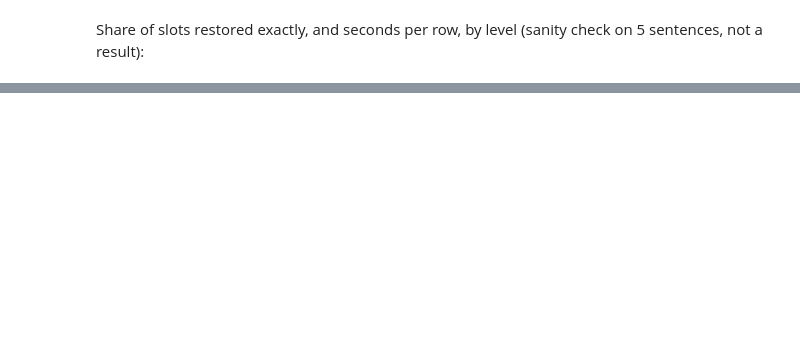
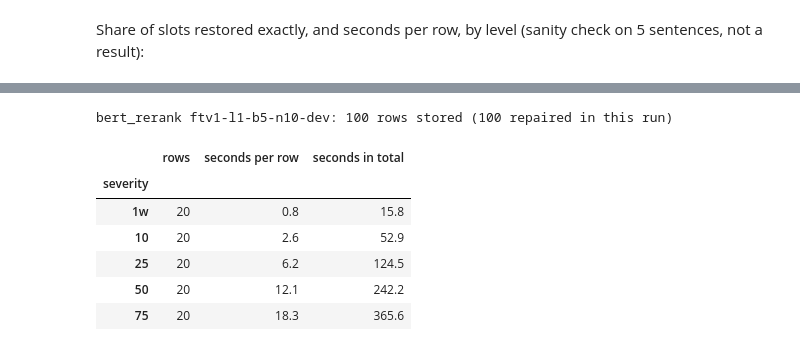
Before and after one commit to tanruoshan/GenAI, a Jupyter notebook: notebooks/02_bert_repair.ipynb, the cells around one changed output, grey strips where cells are left out. Saved outputs shown, nothing was run; the diff lists cells and outputs as text; code cells hidden in the pictures; blank space fills up the shorter version.

```diff
--- a/notebooks/02_bert_repair.ipynb
+++ b/notebooks/02_bert_repair.ipynb
@@ -416,0 +261,28 @@ table.groupby("level", sort=False)[["exact (plain)", "exact (fine-tuned)", "seco
+# %%
+from blnrepair.bert_repair import load_repair_config, repair_version
+
+SPLIT, ALLOW_TEST = "dev", False
+if SPLIT == "test":
+    assert ALLOW_TEST and (ROOT / "runs/repair_config_v1.yaml").exists(), "the test split is closed"
+repair_cfg = load_repair_config()
+version = repair_version(repair_cfg, SPLIT)
+split_rows = [r for r in rows if r["split"] == SPLIT]
+todo = sum(1 for r in split_rows if r["k"]) - len(load_preds(pred_path("bert_rerank", version)))
+if todo:
+    source = ROOT / repair_cfg["model"]
+    reranker = BertReranker(AutoModelForMaskedLM.from_pretrained(source), AutoTokenizer.from_pretrained(source),
+                            lam=repair_cfg["lam"], beam=repair_cfg["beam"], top_n=repair_cfg["top_n"])
+    run_method(split_rows, reranker, "bert_rerank", version, repair_cfg["model"], allow_test=ALLOW_TEST)
+run = pd.DataFrame(load_preds(pred_path("bert_rerank", version)))
+print(f"bert_rerank {version}: {len(run)} rows stored ({todo} repaired in this run)")
+run.groupby("severity")["seconds"].agg(["size", "mean", "sum"]).reindex(LEVELS[1:]).round(1) \
+   .rename(columns={"size": "rows", "mean": "seconds per row", "sum": "seconds in total"})
+# %% [output]
+bert_rerank ftv1-l1-b5-n10-dev: 100 rows stored (100 repaired in this run)
+|  | rows | seconds per row | seconds in total |
+| severity |  |  |  |
+| 1w | 20 | 0.8 | 15.8 |
+| 10 | 20 | 2.6 | 52.9 |
+| 25 | 20 | 6.2 | 124.5 |
+| 50 | 20 | 12.1 | 242.2 |
+| 75 | 20 | 18.3 | 365.6 |
```
Also changed, not shown: parts of 25 cells of this notebook, 8 other files.
